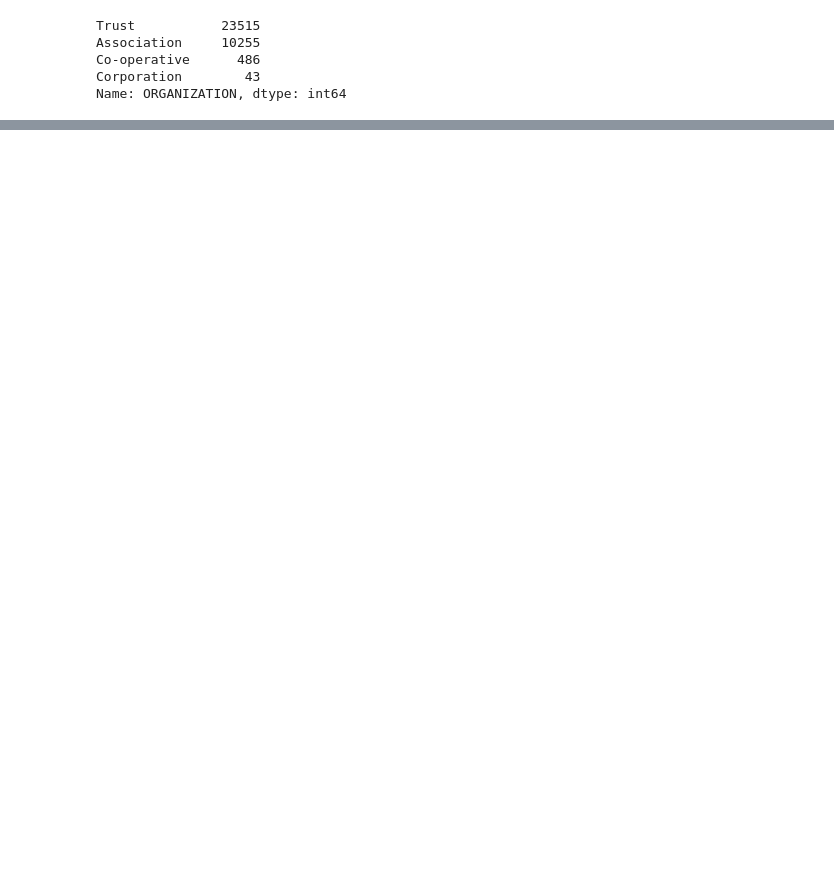
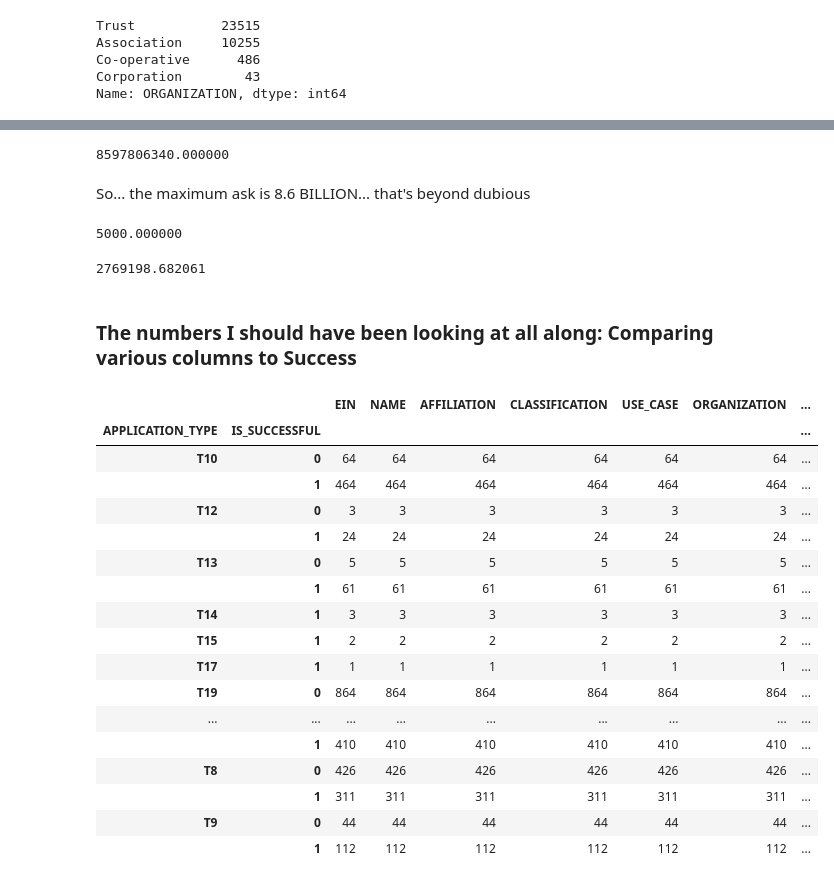
Before and after one commit to juliemcbaker/alphabet_optimization, a Jupyter notebook: AlphabetSoupCharity_Optimization.ipynb, the cells around one changed output, grey strips where cells are left out. Drawn from its saved outputs; the diff is of its cells as text; code cells hidden in the pictures; blank space fills up the shorter version.

```diff
--- a/AlphabetSoupCharity_Optimization.ipynb
+++ b/AlphabetSoupCharity_Optimization.ipynb
@@ -634,0 +657,42 @@ affil_by_orgs
+# %%
+# looking at ask amounts
+asking_max = app_df_3['ASK_AMT'].max()
+print('{:f}'.format(asking_max))
+# %% [output]
+8597806340.000000
+# %% [markdown]
+So... the maximum ask is 8.6 BILLION... that's beyond dubious
+# %%
+asking_min = app_df_3['ASK_AMT'].min()
+print('{:f}'.format(asking_min))
+# %% [output]
+5000.000000
+# %%
+asking_avg = app_df_3['ASK_AMT'].mean()
+print('{:f}'.format(asking_avg))
+# %% [output]
+2769198.682061
+# %% [markdown]
+### The numbers I should have been looking at all along: Comparing various columns to Success
+# %%
+type_by_success = app_df_3.groupby(['APPLICATION_TYPE', 'IS_SUCCESSFUL']).count()
+type_by_success
+# %% [output]
+|  |  | EIN | NAME | AFFILIATION | CLASSIFICATION | USE_CASE | ORGANIZATION | ... |
+| APPLICATION_TYPE | IS_SUCCESSFUL |  |  |  |  |  |  | ... |
+| T10 | 0 | 64 | 64 | 64 | 64 | 64 | 64 | ... |
+|  | 1 | 464 | 464 | 464 | 464 | 464 | 464 | ... |
+| T12 | 0 | 3 | 3 | 3 | 3 | 3 | 3 | ... |
+|  | 1 | 24 | 24 | 24 | 24 | 24 | 24 | ... |
+| T13 | 0 | 5 | 5 | 5 | 5 | 5 | 5 | ... |
+|  | 1 | 61 | 61 | 61 | 61 | 61 | 61 | ... |
+| T14 | 1 | 3 | 3 | 3 | 3 | 3 | 3 | ... |
+| T15 | 1 | 2 | 2 | 2 | 2 | 2 | 2 | ... |
+| T17 | 1 | 1 | 1 | 1 | 1 | 1 | 1 | ... |
+| T19 | 0 | 864 | 864 | 864 | 864 | 864 | 864 | ... |
+| ... | ... | ... | ... | ... | ... | ... | ... | ... |
+|  | 1 | 410 | 410 | 410 | 410 | 410 | 410 | ... |
+| T8 | 0 | 426 | 426 | 426 | 426 | 426 | 426 | ... |
+|  | 1 | 311 | 311 | 311 | 311 | 311 | 311 | ... |
+| T9 | 0 | 44 | 44 | 44 | 44 | 44 | 44 | ... |
+|  | 1 | 112 | 112 | 112 | 112 | 112 | 112 | ... |
```
Also changed, not shown: parts of 11 cells of this notebook.
